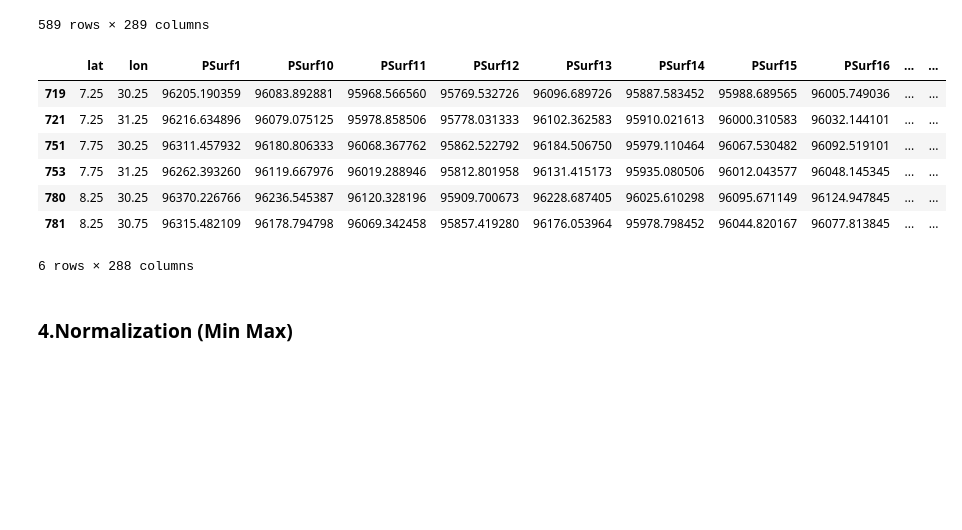
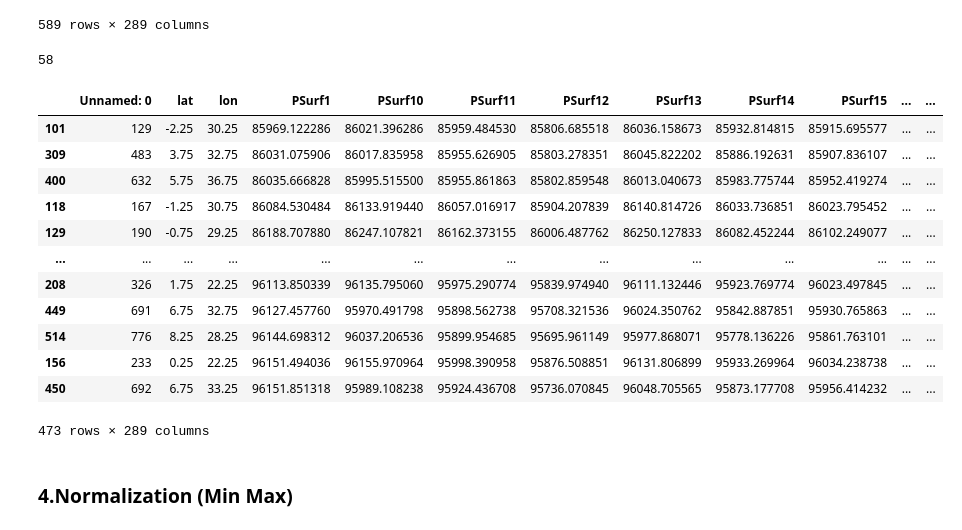
Before and after one commit to grosvenor01/Soil-DATA-manip, a Jupyter notebook: main.ipynb, the cells around one changed output. Cells and saved outputs as stored; diff of their text form; code cells hidden in the pictures; blank space fills up the shorter version.

```diff
--- a/main.ipynb
+++ b/main.ipynb
@@ -1081,47 +1081,58 @@ def define_outliers(df_ , column , method):
         Q3 = df_[column].quantile(0.75)
         IQR = Q3-Q1
         lower_bound =  Q1 - (1.5 * IQR)
         upper_bound =  Q3 + (1.5 * IQR)
         return lower_bound , upper_bound
     else :
         pass
-def handling_outliers(df , handling_method , defining_method=None , percentage=None , transformation_type=None):
+def handling_outliers(df , handling_method , defining_method=None , percentage=None , transformation_type=None , column=None):
     for i in df:
         if i != "lat" and i != "lon":
             try :
                 #handling
                 if handling_method =="transforme":
+                    # here if there are a zeros we will delete them as they will be null values
                     if transformation_type == "log":
-                        df[i]=np.log10(df[i])
+                        small_constant = 1e-9
+                        transformed_data = np.where(df < 0, small_constant, df)
+                        transformed_data = np.where(transformed_data == 0, small_constant, transformed_data)
+                        transformed_data = np.log1p(transformed_data)
                     else :
                         print("choose a valid transformation type please")
 
                 #IG this is wrong
                 elif handling_method == "Trim":
-                    df = df.sort_values(i)
-                    number = len(df)//percentage
+                    df = df.sort_values(column)
+                    number = len(df) * percentage // 100
                     print(number)
                     df = df.iloc[number:len(df)-number]
-
+                    break
                 # deleting directly
                 else:
                     lower , upper = define_outliers(df , i , defining_method)
                     df = df[(df[i] >= lower) & (df[i] <= upper)]
             except Exception as e:
                 continue
     return df
 
-df_result = handling_outliers(df_result , "delete" ,defining_method="IQR")
+#df_result = handling_outliers(df_integrated , "transforme" ,transformation_type= "log")
+df_result = handling_outliers(df_integrated , "Trim" ,percentage=10 , column="PSurf1")
 df_result
 # %% [output]
+58
-|  | lat | lon | PSurf1 | PSurf10 | PSurf11 | PSurf12 | PSurf13 | PSurf14 | PSurf15 | PSurf16 | ... | ... |
-| 719 | 7.25 | 30.25 | 96205.190359 | 96083.892881 | 95968.566560 | 95769.532726 | 96096.689726 | 95887.583452 | 95988.689565 | 96005.749036 | ... | ... |
-| 721 | 7.25 | 31.25 | 96216.634896 | 96079.075125 | 95978.858506 | 95778.031333 | 96102.362583 | 95910.021613 | 96000.310583 | 96032.144101 | ... | ... |
-| 751 | 7.75 | 30.25 | 96311.457932 | 96180.806333 | 96068.367762 | 95862.522792 | 96184.506750 | 95979.110464 | 96067.530482 | 96092.519101 | ... | ... |
-| 753 | 7.75 | 31.25 | 96262.393260 | 96119.667976 | 96019.288946 | 95812.801958 | 96131.415173 | 95935.080506 | 96012.043577 | 96048.145345 | ... | ... |
-| 780 | 8.25 | 30.25 | 96370.226766 | 96236.545387 | 96120.328196 | 95909.700673 | 96228.687405 | 96025.610298 | 96095.671149 | 96124.947845 | ... | ... |
-| 781 | 8.25 | 30.75 | 96315.482109 | 96178.794798 | 96069.342458 | 95857.419280 | 96176.053964 | 95978.798452 | 96044.820167 | 96077.813845 | ... | ... |
+|  | Unnamed: 0 | lat | lon | PSurf1 | PSurf10 | PSurf11 | PSurf12 | PSurf13 | PSurf14 | PSurf15 | ... | ... |
+| 101 | 129 | -2.25 | 30.25 | 85969.122286 | 86021.396286 | 85959.484530 | 85806.685518 | 86036.158673 | 85932.814815 | 85915.695577 | ... | ... |
+| 309 | 483 | 3.75 | 32.75 | 86031.075906 | 86017.835958 | 85955.626905 | 85803.278351 | 86045.822202 | 85886.192631 | 85907.836107 | ... | ... |
+| 400 | 632 | 5.75 | 36.75 | 86035.666828 | 85995.515500 | 85955.861863 | 85802.859548 | 86013.040673 | 85983.775744 | 85952.419274 | ... | ... |
+| 118 | 167 | -1.25 | 30.75 | 86084.530484 | 86133.919440 | 86057.016917 | 85904.207839 | 86140.814726 | 86033.736851 | 86023.795452 | ... | ... |
+| 129 | 190 | -0.75 | 29.25 | 86188.707880 | 86247.107821 | 86162.373155 | 86006.487762 | 86250.127833 | 86082.452244 | 86102.249077 | ... | ... |
+| ... | ... | ... | ... | ... | ... | ... | ... | ... | ... | ... | ... | ... |
+| 208 | 326 | 1.75 | 22.25 | 96113.850339 | 96135.795060 | 95975.290774 | 95839.974940 | 96111.132446 | 95923.769774 | 96023.497845 | ... | ... |
+| 449 | 691 | 6.75 | 32.75 | 96127.457760 | 95970.491798 | 95898.562738 | 95708.321536 | 96024.350762 | 95842.887851 | 95930.765863 | ... | ... |
+| 514 | 776 | 8.25 | 28.25 | 96144.698312 | 96037.206536 | 95899.954685 | 95695.961149 | 95977.868071 | 95778.136226 | 95861.763101 | ... | ... |
+| 156 | 233 | 0.25 | 22.25 | 96151.494036 | 96155.970964 | 95998.390958 | 95876.508851 | 96131.806899 | 95933.269964 | 96034.238738 | ... | ... |
+| 450 | 692 | 6.75 | 33.25 | 96151.851318 | 95989.108238 | 95924.436708 | 95736.070845 | 96048.705565 | 95873.177708 | 95956.414232 | ... | ... |
-6 rows × 288 columns
+473 rows × 289 columns
 # %% [markdown]
 ### 4.Normalization (Min Max)
 # %%
```
Also changed, not shown: parts of 7 cells of this notebook, 1 other file.
